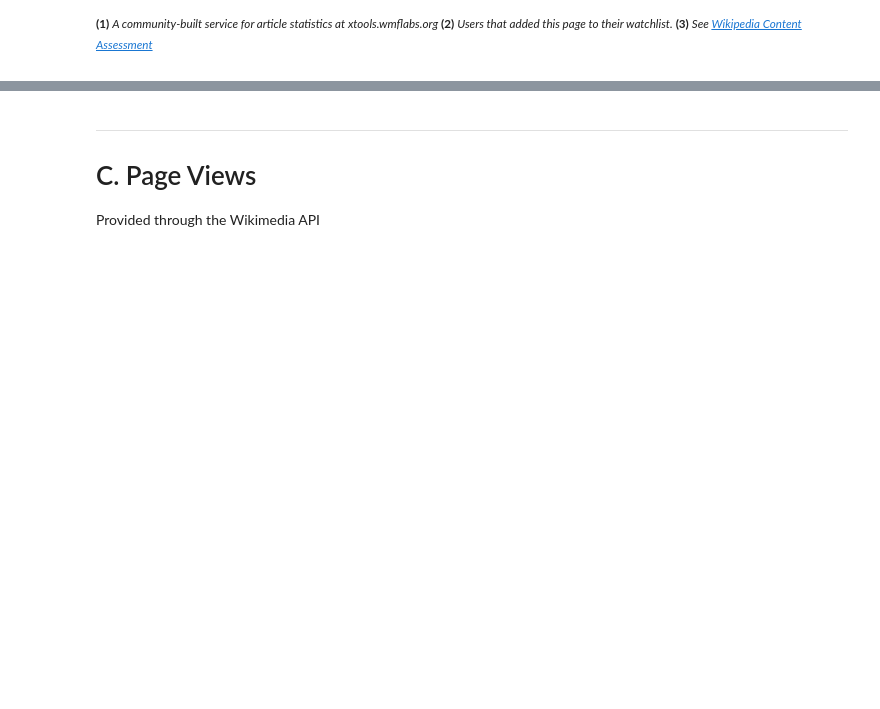
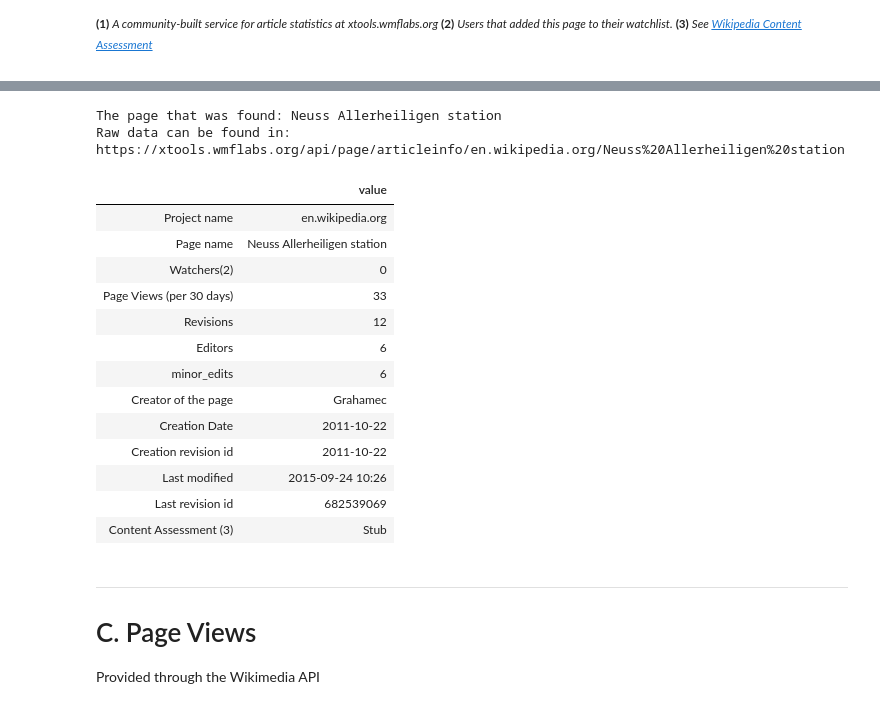
Before and after one commit to gesiscss/IWAAN, a Jupyter notebook: 1. General Metadata of a Wikipedia Article.ipynb, the cells around one changed output, grey strips where cells are left out. Cells and saved outputs as stored; diff of their text form; code cells hidden in the pictures; blank space fills up the shorter version.

Commit message:
Convert B print to df.

```diff
--- a/1. General Metadata of a Wikipedia Article.ipynb
+++ b/1. General Metadata of a Wikipedia Article.ipynb
@@ -272,34 +270,51 @@ display(Javascript('Jupyter.notebook.execute_cells([18])'))
 # %%
 ## TRY YOURSELF! THIS IS HOW XTOOLS API TO GET THE PAGE. ##
 
 # define a xtools instance, more details see:
 # https://github.com/gesiscss/wikiwho_demo/blob/master/external/xtools.py
 # https://github.com/gesiscss/wikiwho_demo/blob/master/external/api.py
 xtools_api = XtoolsAPI(project = 'en.wikipedia.org')
 xtools_dv = XtoolsDV(xtools_api)
 
 # the page you are insterested in
 print('The page that was found:', the_page['title'])
 
 # get the page info through the xtools method get_page_info()
 page_info = xtools_dv.get_page_info(the_page['title'])
 
 # raw data url
 url = f"{xtools_dv.api.base}page/articleinfo/{xtools_dv.api.project}/" + urllib.parse.quote(the_page['title'])
 print("Raw data can be found in:", url)
 
-# which info are going to be demonstrated
-print('The project url:', page_info['project'])
-print('The page of interest:', page_info['page'])
-print('How many users added this page to their watchlist:', page_info['watchers'])
-print('Pageviews per 30 days:', page_info['pageviews'])
-print('Revisions of the page in total:', page_info['revisions'])
-print('Number of editors in total:', page_info['editors'])
-print('Minor edits of the page in total:', page_info['minor_edits'])
-print('The creator of the page:', page_info['author'])
-print('Creation date and revision ID:', page_info['created_at'], 'and', page_info['created_rev_id'])
-print('Last modify date and revision ID:', page_info['modified_at'], 'and', page_info['last_edit_id'])
-print('Content Assessment:', page_info['assessment']['value'])
+# use a dictionary to construct a pd.DataFrame to present the general info from Xtools
+dict_for_df = {
+    'Project name': page_info['project'], 'Page name': page_info['page'], 'Watchers(2)': page_info['watchers'],
+    'Page Views (per 30 days)': page_info['pageviews'], 'Revisions': page_info['revisions'],
+    'Editors': page_info['editors'], 'minor_edits': page_info['minor_edits'], 'Creator of the page': page_info['author'],
+    'Creation Date': page_info['created_at'], 'Creation revision id': page_info['created_at'],
+    'Last modified': page_info['modified_at'], 'Last revision id': page_info['last_edit_id'],
+    'Content Assessment (3)': page_info['assessment']['value']
+}
+
+df_info = pd.DataFrame.from_dict(dict_for_df, orient='index', columns=['value'])
+display(df_info)
+# %% [output]
+The page that was found: Neuss Allerheiligen station
+Raw data can be found in: https://xtools.wmflabs.org/api/page/articleinfo/en.wikipedia.org/Neuss%20Allerheiligen%20station
+|  | value |
+| Project name | en.wikipedia.org |
+| Page name | Neuss Allerheiligen station |
+| Watchers(2) | 0 |
+| Page Views (per 30 days) | 33 |
+| Revisions | 12 |
+| Editors | 6 |
+| minor_edits | 6 |
+| Creator of the page | Grahamec |
+| Creation Date | 2011-10-22 |
+| Creation revision id | 2011-10-22 |
+| Last modified | 2015-09-24 10:26 |
+| Last revision id | 682539069 |
+| Content Assessment (3) | Stub |
 # %% [markdown]
 ---
 
```
Also changed, not shown: parts of 6 cells of this notebook.
